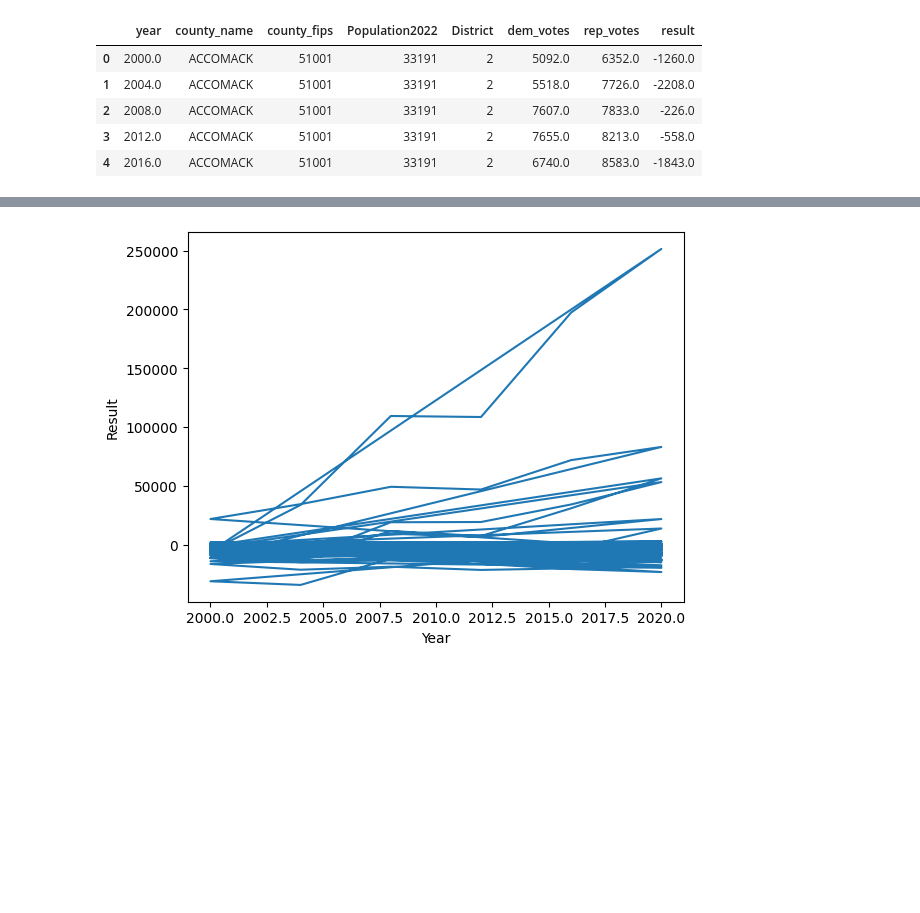
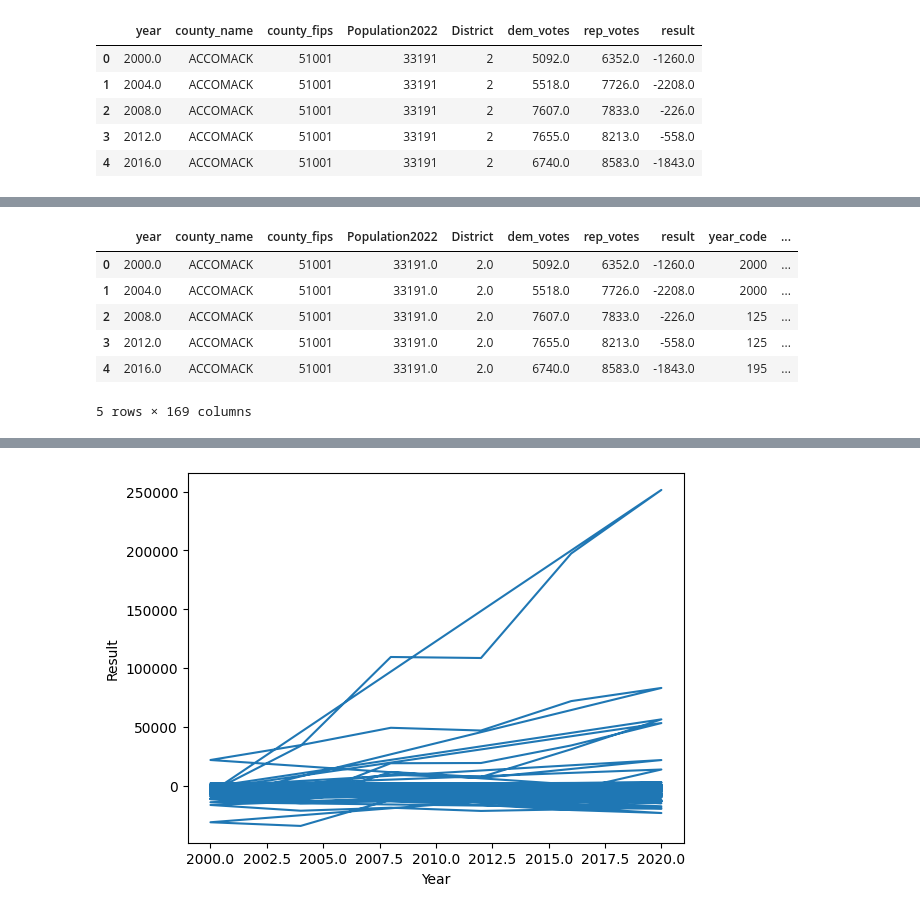
Before and after one commit to Nehach73/DS3001_project_voting, a Jupyter notebook: Project_Notebook_3.ipynb, the cells around one changed output, grey strips where cells are left out. Cells and saved outputs as stored; diff of their text form; code cells hidden in the pictures; blank space fills up the shorter version.

Commit message:
merged our data to melted data from email

```diff
--- a/Project_Notebook_3.ipynb
+++ b/Project_Notebook_3.ipynb
@@ -106,3 +112,7 @@ voting_vars.head()
 | 2 | 2008.0 | ACCOMACK | 51001 | 33191 | 2 | 7607.0 | 7833.0 | -226.0 |
 | 3 | 2012.0 | ACCOMACK | 51001 | 33191 | 2 | 7655.0 | 8213.0 | -558.0 |
 | 4 | 2016.0 | ACCOMACK | 51001 | 33191 | 2 | 6740.0 | 8583.0 | -1843.0 |
+# %%
+voting_vars['year_code'] = 2000
+voting_vars.loc[((voting_vars['year']>=2008) & (voting_vars['year']<=2012)),'year_code']= 125
+voting_vars.loc[((voting_vars['year']>=2015) & (voting_vars['year']<=2020)) ,'year_code'] = 195
@@ -109,3 +128,17 @@ voting_vars.head()
+# %%
+melted_df = pd.read_csv('/content/DS3001_project_voting/data/df_melt.csv')
+melted_df = melted_df.rename(columns={'FIPS':'county_fips',"YEAR":'year_code'})
+
+voting_vars = pd.merge(voting_vars, melted_df, on=['county_fips','year_code'], how='right')
+voting_vars.head()
+# %% [output]
+|  | year | county_name | county_fips | Population2022 | District | dem_votes | rep_votes | result | year_code | ... |
+| 0 | 2000.0 | ACCOMACK | 51001 | 33191.0 | 2.0 | 5092.0 | 6352.0 | -1260.0 | 2000 | ... |
+| 1 | 2004.0 | ACCOMACK | 51001 | 33191.0 | 2.0 | 5518.0 | 7726.0 | -2208.0 | 2000 | ... |
+| 2 | 2008.0 | ACCOMACK | 51001 | 33191.0 | 2.0 | 7607.0 | 7833.0 | -226.0 | 125 | ... |
+| 3 | 2012.0 | ACCOMACK | 51001 | 33191.0 | 2.0 | 7655.0 | 8213.0 | -558.0 | 125 | ... |
+| 4 | 2016.0 | ACCOMACK | 51001 | 33191.0 | 2.0 | 6740.0 | 8583.0 | -1843.0 | 195 | ... |
+5 rows × 169 columns
 # %%
 # prompt: Using dataframe voting_vars: time series matplot with different colors for each line
 
```
Also changed, not shown: parts of 3 cells of this notebook.
